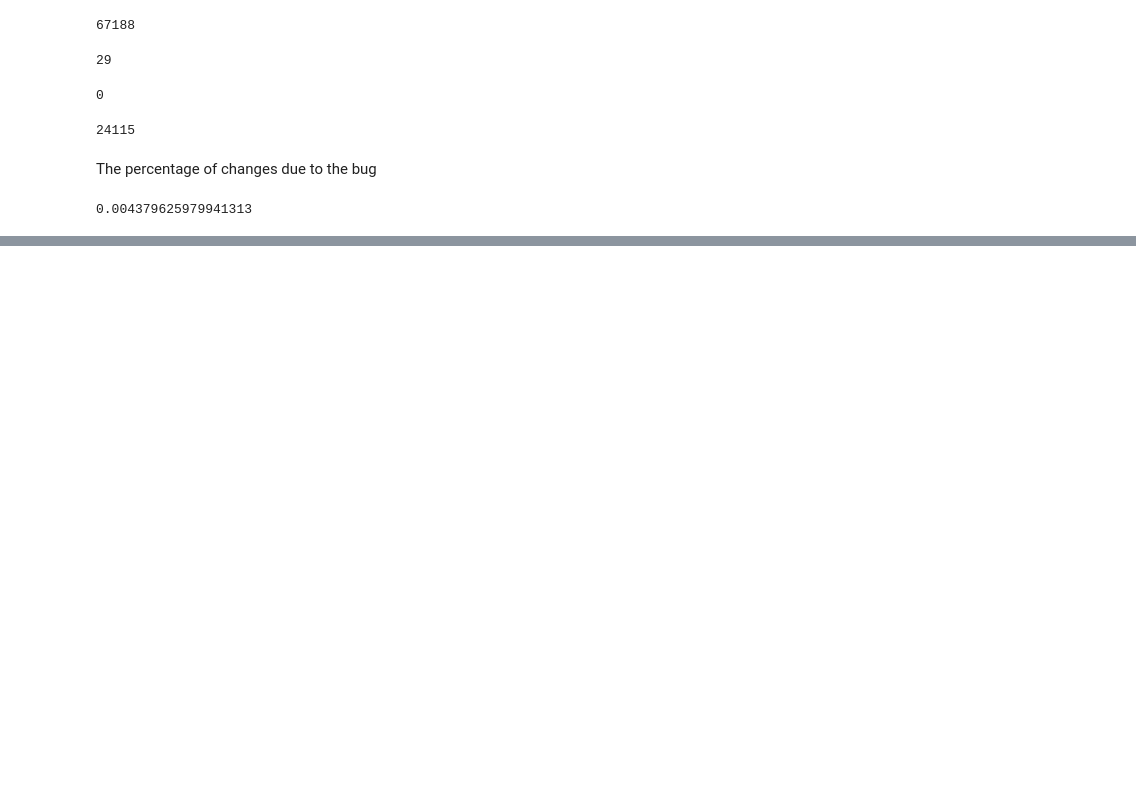
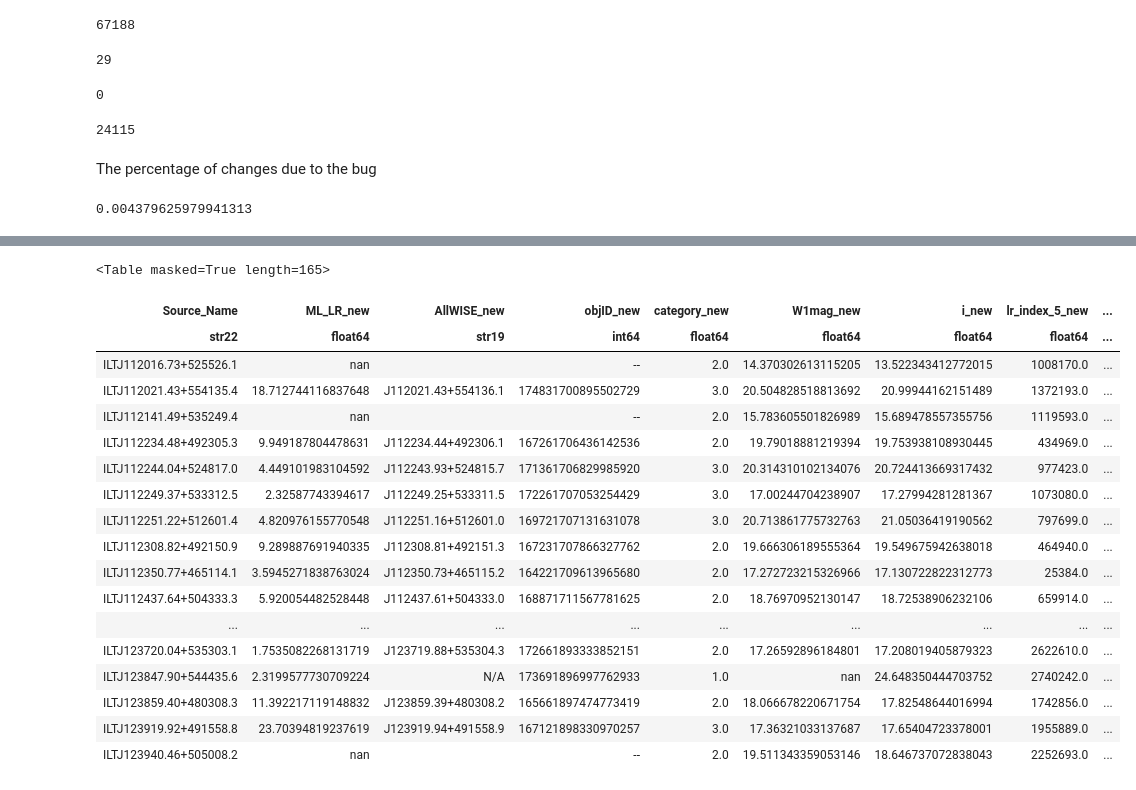
Before and after one commit to nudomarinero/mltier1, a Jupyter notebook: Check_bug_correction.ipynb, the cells around one changed output, grey strips where cells are left out. Cells and saved outputs as stored; diff of their text form; code cells hidden in the pictures; blank space fills up the shorter version.

```diff
--- a/Check_bug_correction.ipynb
+++ b/Check_bug_correction.ipynb
@@ -147,0 +189,27 @@ The percentage of changes due to the bug
+# %%
+cond = (np.abs(diff_lr)/merged['lr_5_new']*100 > 1)
+merged[cond & (merged['lr_5_old'] >= told)]['Source_Name','ML_LR_new','AllWISE_new',
+  'objID_new','category_new','W1mag_new','i_new','lr_index_5_new',
+  'lr_dist_5_new','lr_5_new','lr_index_sel_5_new','ML_LR_old','AllWISE_old',
+  'objID_old','category_old','W1mag_old','i_old','lr_index_5_old',
+  'lr_dist_5_old','lr_5_old','lr_index_sel_5_old']
+# %% [output]
+<Table masked=True length=165>
+| Source_Name | ML_LR_new | AllWISE_new | objID_new | category_new | W1mag_new | i_new | lr_index_5_new | ... |
+| str22 | float64 | str19 | int64 | float64 | float64 | float64 | float64 | ... |
+| ILTJ112016.73+525526.1 | nan |  | -- | 2.0 | 14.370302613115205 | 13.522343412772015 | 1008170.0 | ... |
+| ILTJ112021.43+554135.4 | 18.712744116837648 | J112021.43+554136.1 | 174831700895502729 | 3.0 | 20.504828518813692 | 20.99944162151489 | 1372193.0 | ... |
+| ILTJ112141.49+535249.4 | nan |  | -- | 2.0 | 15.783605501826989 | 15.689478557355756 | 1119593.0 | ... |
+| ILTJ112234.48+492305.3 | 9.949187804478631 | J112234.44+492306.1 | 167261706436142536 | 2.0 | 19.79018881219394 | 19.753938108930445 | 434969.0 | ... |
+| ILTJ112244.04+524817.0 | 4.449101983104592 | J112243.93+524815.7 | 171361706829985920 | 3.0 | 20.314310102134076 | 20.724413669317432 | 977423.0 | ... |
+| ILTJ112249.37+533312.5 | 2.32587743394617 | J112249.25+533311.5 | 172261707053254429 | 3.0 | 17.00244704238907 | 17.27994281281367 | 1073080.0 | ... |
+| ILTJ112251.22+512601.4 | 4.820976155770548 | J112251.16+512601.0 | 169721707131631078 | 3.0 | 20.713861775732763 | 21.05036419190562 | 797699.0 | ... |
+| ILTJ112308.82+492150.9 | 9.289887691940335 | J112308.81+492151.3 | 167231707866327762 | 2.0 | 19.666306189555364 | 19.549675942638018 | 464940.0 | ... |
+| ILTJ112350.77+465114.1 | 3.5945271838763024 | J112350.73+465115.2 | 164221709613965680 | 2.0 | 17.272723215326966 | 17.130722822312773 | 25384.0 | ... |
+| ILTJ112437.64+504333.3 | 5.920054482528448 | J112437.61+504333.0 | 168871711567781625 | 2.0 | 18.76970952130147 | 18.72538906232106 | 659914.0 | ... |
+| ... | ... | ... | ... | ... | ... | ... | ... | ... |
+| ILTJ123720.04+535303.1 | 1.7535082268131719 | J123719.88+535304.3 | 172661893333852151 | 2.0 | 17.26592896184801 | 17.208019405879323 | 2622610.0 | ... |
+| ILTJ123847.90+544435.6 | 2.3199577730709224 | N/A | 173691896997762933 | 1.0 | nan | 24.648350444703752 | 2740242.0 | ... |
+| ILTJ123859.40+480308.3 | 11.392217119148832 | J123859.39+480308.2 | 165661897474773419 | 2.0 | 18.066678220671754 | 17.82548644016994 | 1742856.0 | ... |
+| ILTJ123919.92+491558.8 | 23.70394819237619 | J123919.94+491558.9 | 167121898330970257 | 3.0 | 17.36321033137687 | 17.65404723378001 | 1955889.0 | ... |
+| ILTJ123940.46+505008.2 | nan |  | -- | 2.0 | 19.511343359053146 | 18.646737072838043 | 2252693.0 | ... |
```
Also changed, not shown: parts of 7 cells of this notebook.
